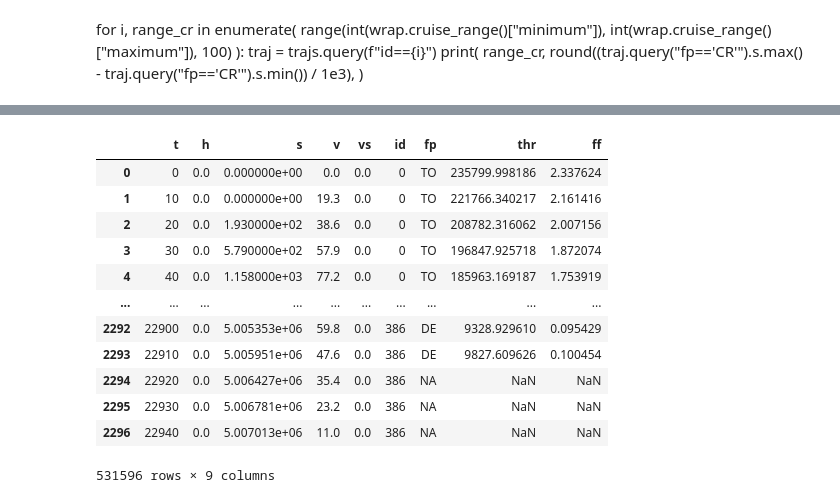
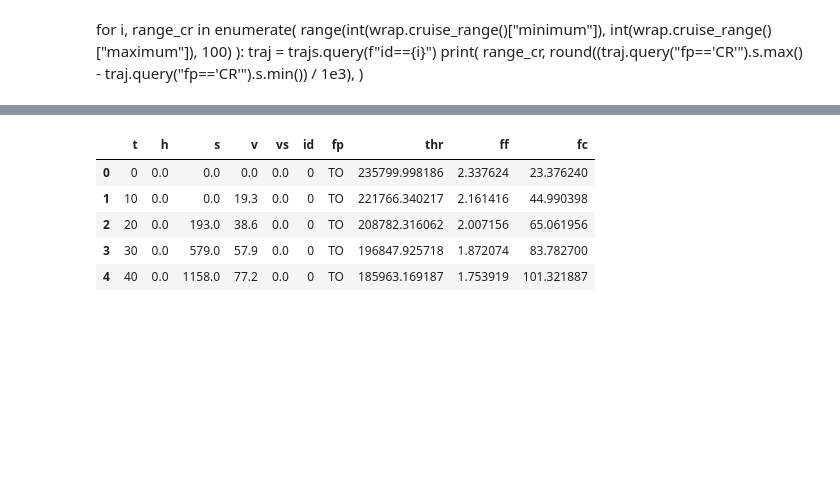
Before and after one commit to thomasdubdub/FEAT, a Jupyter notebook: test_openap_A320.ipynb, the cells around one changed output, grey strips where cells are left out. Cells and saved outputs as stored; diff of their text form; code cells hidden in the pictures; blank space fills up the shorter version.

```diff
--- a/test_openap_A320.ipynb
+++ b/test_openap_A320.ipynb
@@ -62,0 +39,5 @@ Warning: const mach crossover altitude higher than cruise altitude, altitude cli
+# %%
+fpg = FlightProfileGenerator(ac_type="A320")
+flight_profiles = fpg(range_step=300, dt=10, set_flight_phase=True)
+fp_df = flight_profiles.to_df()
+fp_df.head()
@@ -121,7 +107,8 @@ prop.aircraft(ac_type)
    'A320-233': 'V2527E-A5'}}}
 # %%
 thre = ThrustEstimator(ac_type=ac_type)
-flight_profiles = thre(flight_profiles)
-flight_profiles
+flight_profiles = thre(flight_profiles.from_df(fp_df))
+fp_df = flight_profiles.to_df()
+fp_df.head()
 # %% [output]
 |  | t | h | s | v | vs | id | fp | thr |
@@ -140,21 +120,15 @@ flight_profiles
 # %%
 me = MassEstimator(ac_type=ac_type)
-fe = FuelEstimator(ac_type=ac_type, mass=me.reference_mass)
-flight_profiles = fe(flight_profiles)
-flight_profiles
+fe = FuelEstimator(ac_type=ac_type)
+flight_profiles = fe(flight_profiles.from_df(fp_df), mass=me.reference_mass)
+fp_df = flight_profiles.to_df()
+fp_df.head()
 # %% [output]
-|  | t | h | s | v | vs | id | fp | thr | ff |
-| 0 | 0 | 0.0 | 0.000000e+00 | 0.0 | 0.0 | 0 | TO | 235799.998186 | 2.337624 |
-| 1 | 10 | 0.0 | 0.000000e+00 | 19.3 | 0.0 | 0 | TO | 221766.340217 | 2.161416 |
-| 2 | 20 | 0.0 | 1.930000e+02 | 38.6 | 0.0 | 0 | TO | 208782.316062 | 2.007156 |
-| 3 | 30 | 0.0 | 5.790000e+02 | 57.9 | 0.0 | 0 | TO | 196847.925718 | 1.872074 |
-| 4 | 40 | 0.0 | 1.158000e+03 | 77.2 | 0.0 | 0 | TO | 185963.169187 | 1.753919 |
-| ... | ... | ... | ... | ... | ... | ... | ... | ... | ... |
-| 2292 | 22900 | 0.0 | 5.005353e+06 | 59.8 | 0.0 | 386 | DE | 9328.929610 | 0.095429 |
-| 2293 | 22910 | 0.0 | 5.005951e+06 | 47.6 | 0.0 | 386 | DE | 9827.609626 | 0.100454 |
-| 2294 | 22920 | 0.0 | 5.006427e+06 | 35.4 | 0.0 | 386 | NA | NaN | NaN |
-| 2295 | 22930 | 0.0 | 5.006781e+06 | 23.2 | 0.0 | 386 | NA | NaN | NaN |
-| 2296 | 22940 | 0.0 | 5.007013e+06 | 11.0 | 0.0 | 386 | NA | NaN | NaN |
+|  | t | h | s | v | vs | id | fp | thr | ff | fc |
+| 0 | 0 | 0.0 | 0.0 | 0.0 | 0.0 | 0 | TO | 235799.998186 | 2.337624 | 23.376240 |
+| 1 | 10 | 0.0 | 0.0 | 19.3 | 0.0 | 0 | TO | 221766.340217 | 2.161416 | 44.990398 |
+| 2 | 20 | 0.0 | 193.0 | 38.6 | 0.0 | 0 | TO | 208782.316062 | 2.007156 | 65.061956 |
+| 3 | 30 | 0.0 | 579.0 | 57.9 | 0.0 | 0 | TO | 196847.925718 | 1.872074 | 83.782700 |
+| 4 | 40 | 0.0 | 1158.0 | 77.2 | 0.0 | 0 | TO | 185963.169187 | 1.753919 | 101.321887 |
-531596 rows × 9 columns
 # %%
 fig, axes = plt.subplots(5, 2, figsize=(15, 25))
```
Also changed, not shown: parts of 16 cells of this notebook, 5 other files.
